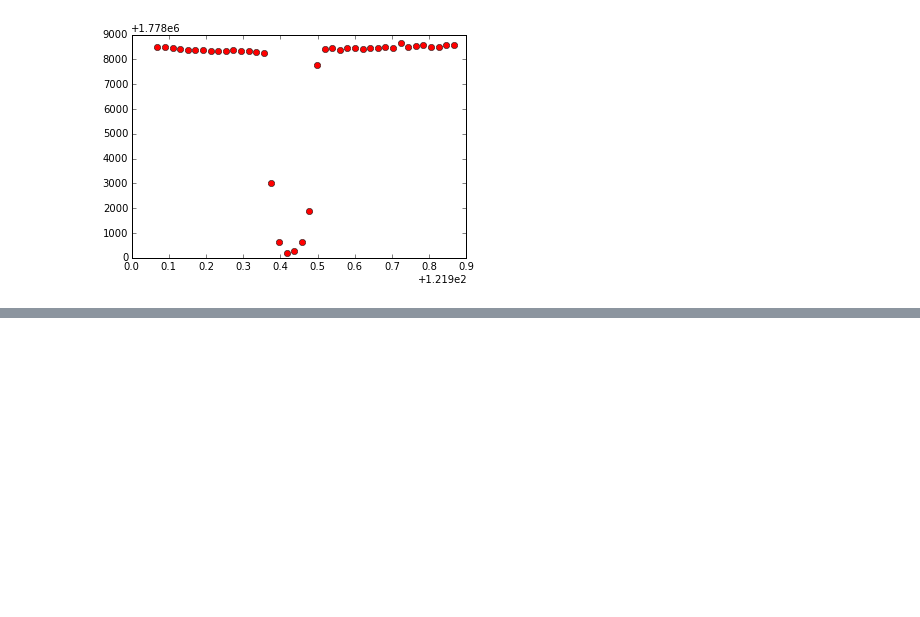
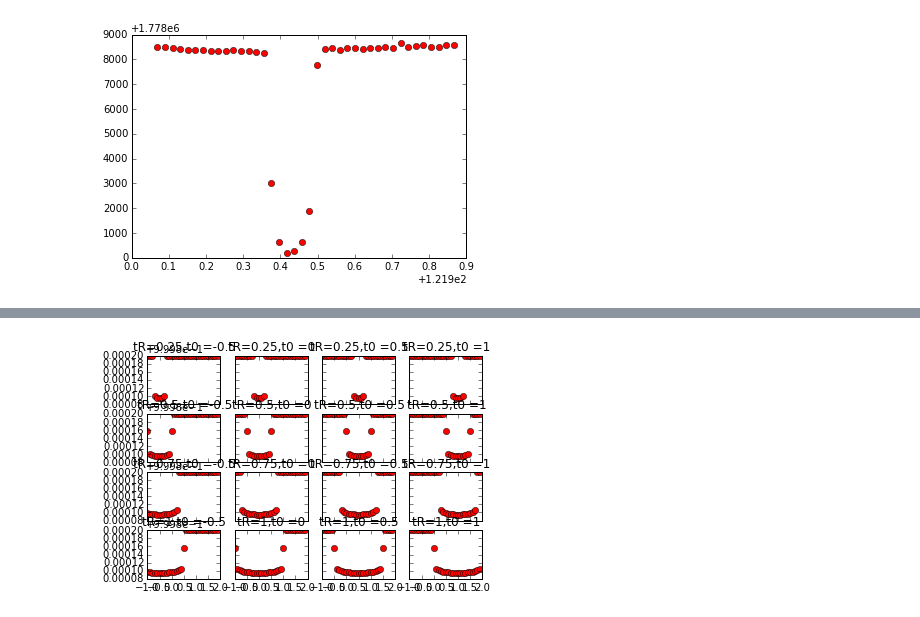
Before and after one commit to joshm73/pythonIntro, a Jupyter notebook: Intro.ipynb, the cells around one changed output, grey strips where cells are left out. Saved outputs shown, nothing was run; the diff lists cells and outputs as text; code cells hidden in the pictures; blank space fills up the shorter version.

```diff
--- a/Intro.ipynb
+++ b/Intro.ipynb
@@ -311,0 +368,14 @@ We purposfully picked the largest radii planet in the linked list so that our tr
+# %%
+tR = [0.25, 0.5, 0.75, 1]
+t0 = [-0.5, 0, 0.5, 1]
+
+f, axarr = plt.subplots(4, 4, sharex='col', sharey='row')
+for x in range(0,4):
+    for y in range(0,4):
+        Model = ModLC(timeIn, 0.01, 0, tR[x], t0[y], 0.1, 0.1)
+        axarr[x, y].plot(timeIn, Model, 'ro')
+        axarr[x, y].set_title('tR=' + repr(tR[x]) + ",t0 =" + repr(t0[y]))
+
+plt.show()
+# %% [output]
+[figure, added]
```
Also changed, not shown: parts of 16 cells of this notebook.
